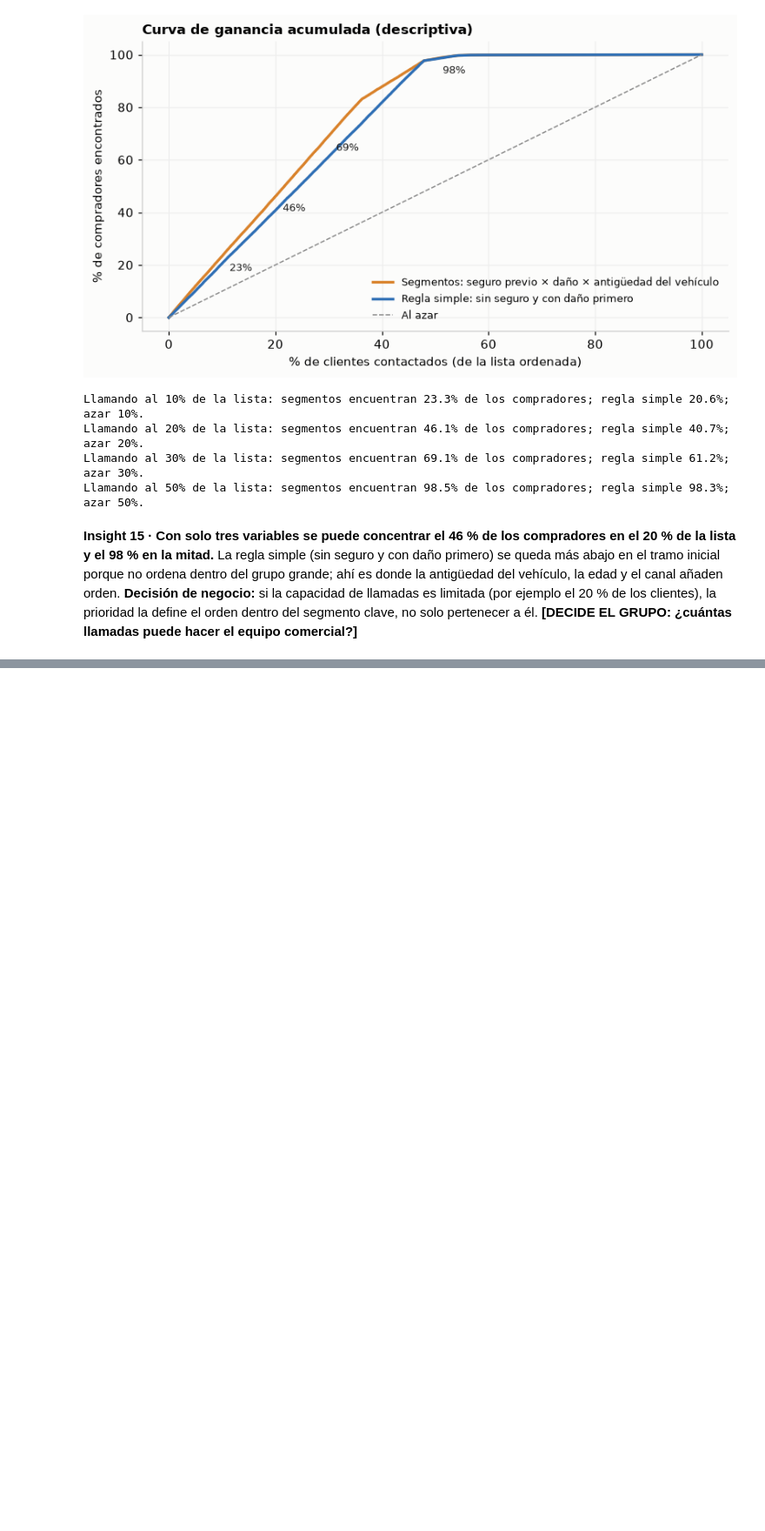
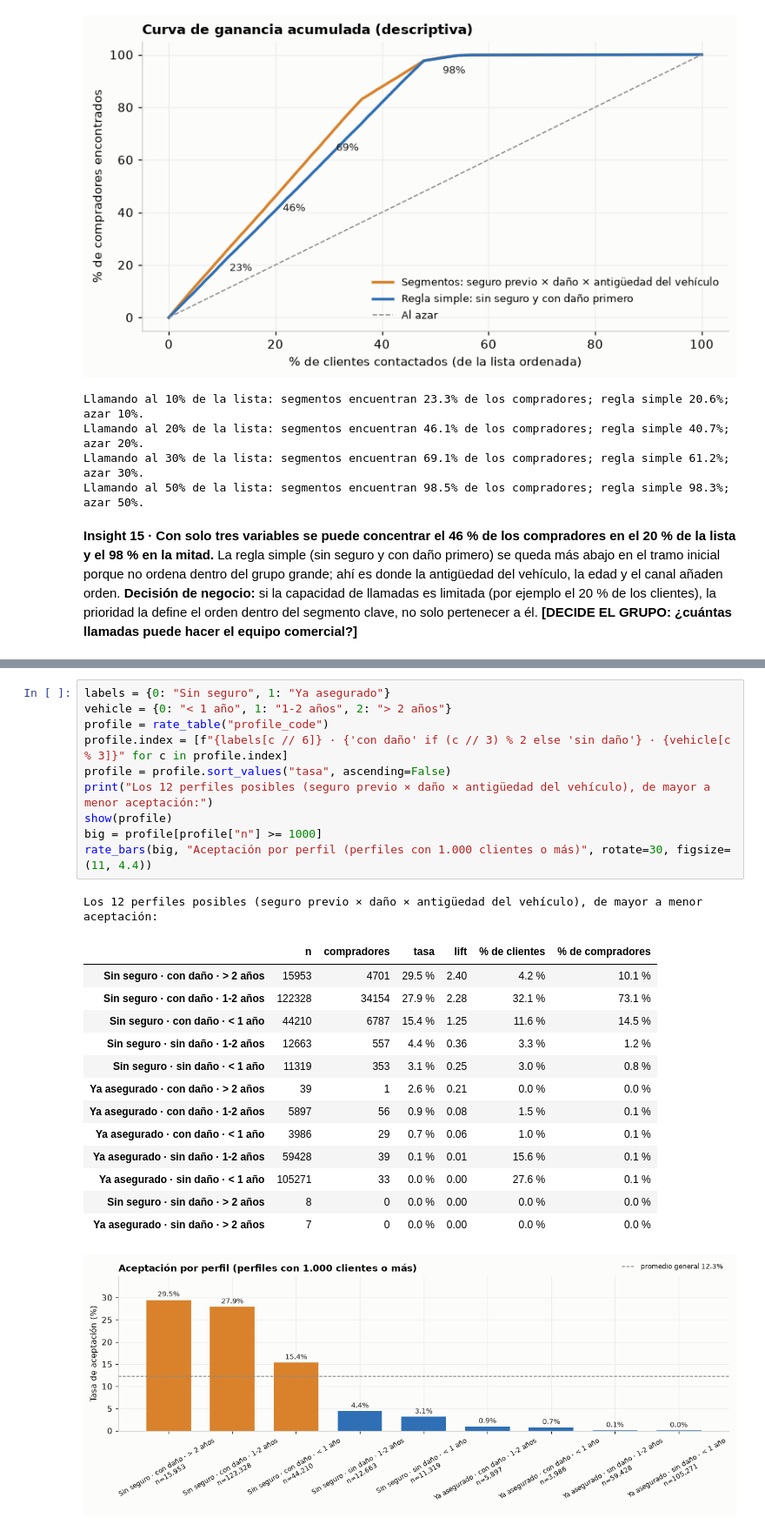
Before and after one commit to andiryospina/proyecto_venta_cruzada_seguro, a Jupyter notebook: notebooks/02_eda.ipynb, the cells around one changed output, grey strips where cells are left out. Shown at 87% size. Drawn from its saved outputs; the diff is of its cells as text; blank space fills up the shorter version.

```diff
--- a/notebooks/02_eda.ipynb
+++ b/notebooks/02_eda.ipynb
@@ -557,0 +562,26 @@ no solo pertenecer a él. **[DECIDE EL GRUPO: ¿cuántas llamadas puede hacer el
+# %%
+labels = {0: "Sin seguro", 1: "Ya asegurado"}
+vehicle = {0: "< 1 año", 1: "1-2 años", 2: "> 2 años"}
+profile = rate_table("profile_code")
+profile.index = [f"{labels[c // 6]} · {'con daño' if (c // 3) % 2 else 'sin daño'} · {vehicle[c % 3]}" for c in profile.index]
+profile = profile.sort_values("tasa", ascending=False)
+print("Los 12 perfiles posibles (seguro previo × daño × antigüedad del vehículo), de mayor a menor aceptación:")
+show(profile)
+big = profile[profile["n"] >= 1000]
+rate_bars(big, "Aceptación por perfil (perfiles con 1.000 clientes o más)", rotate=30, figsize=(11, 4.4))
+# %% [output]
+Los 12 perfiles posibles (seguro previo × daño × antigüedad del vehículo), de mayor a menor aceptación:
+|  | n | compradores | tasa | lift | % de clientes | % de compradores |
+| Sin seguro · con daño · > 2 años | 15953 | 4701 | 29.5 % | 2.40 | 4.2 % | 10.1 % |
+| Sin seguro · con daño · 1-2 años | 122328 | 34154 | 27.9 % | 2.28 | 32.1 % | 73.1 % |
+| Sin seguro · con daño · < 1 año | 44210 | 6787 | 15.4 % | 1.25 | 11.6 % | 14.5 % |
+| Sin seguro · sin daño · 1-2 años | 12663 | 557 | 4.4 % | 0.36 | 3.3 % | 1.2 % |
+| Sin seguro · sin daño · < 1 año | 11319 | 353 | 3.1 % | 0.25 | 3.0 % | 0.8 % |
+| Ya asegurado · con daño · > 2 años | 39 | 1 | 2.6 % | 0.21 | 0.0 % | 0.0 % |
+| Ya asegurado · con daño · 1-2 años | 5897 | 56 | 0.9 % | 0.08 | 1.5 % | 0.1 % |
+| Ya asegurado · con daño · < 1 año | 3986 | 29 | 0.7 % | 0.06 | 1.0 % | 0.1 % |
+| Ya asegurado · sin daño · 1-2 años | 59428 | 39 | 0.1 % | 0.01 | 15.6 % | 0.1 % |
+| Ya asegurado · sin daño · < 1 año | 105271 | 33 | 0.0 % | 0.00 | 27.6 % | 0.1 % |
+| Sin seguro · sin daño · > 2 años | 8 | 0 | 0.0 % | 0.00 | 0.0 % | 0.0 % |
+| Ya asegurado · sin daño · > 2 años | 7 | 0 | 0.0 % | 0.00 | 0.0 % | 0.0 % |
+[figure, added]
```
Also changed, not shown: parts of 7 cells of this notebook, 1 other file.
